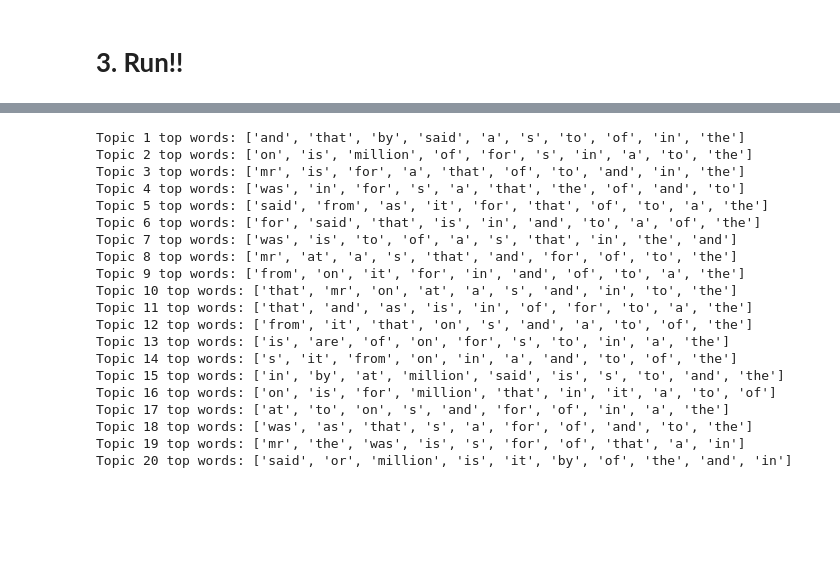
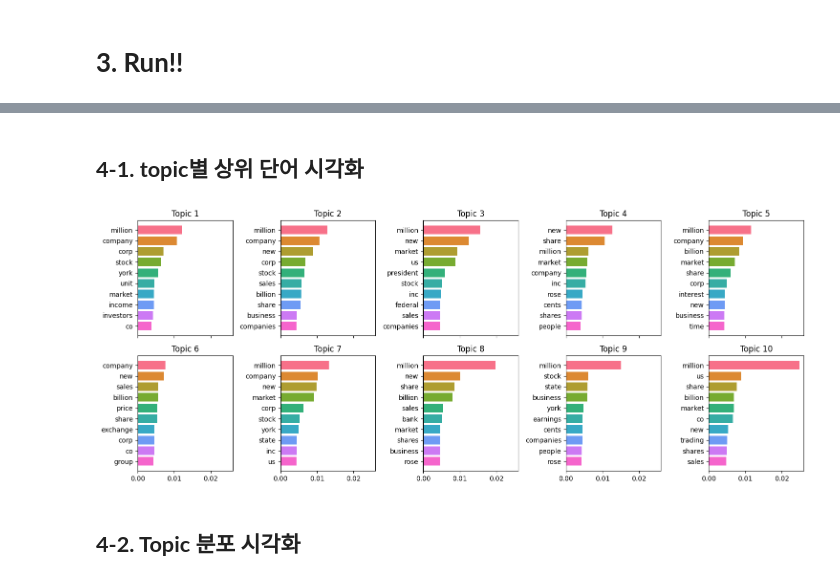
Before and after one commit to chasubeen/ML_lab, a Jupyter notebook: 2_Variational_Inference.ipynb, the cells around one changed output, grey strips where cells are left out. Saved outputs shown, nothing was run; the diff lists cells and outputs as text; code cells hidden in the pictures; blank space fills up the shorter version.

```diff
--- a/2_Variational_Inference.ipynb
+++ b/2_Variational_Inference.ipynb
@@ -390,27 +371,26 @@ Document 8935 topic distribution: [0.04999936 0.04999974 0.05000033 0.05000001 0
-# %%
-## analyze topic-word proportion
-
-for k, beta in enumerate(model.beta):
-  top_words = np.argsort(beta)[-10:]
-  print(f"Topic {k+1} top words: {[i_t_v[i] for i in top_words]}")
-# %% [output]
-Topic 1 top words: ['and', 'that', 'by', 'said', 'a', 's', 'to', 'of', 'in', 'the']
-Topic 2 top words: ['on', 'is', 'million', 'of', 'for', 's', 'in', 'a', 'to', 'the']
-Topic 3 top words: ['mr', 'is', 'for', 'a', 'that', 'of', 'to', 'and', 'in', 'the']
-Topic 4 top words: ['was', 'in', 'for', 's', 'a', 'that', 'the', 'of', 'and', 'to']
-Topic 5 top words: ['said', 'from', 'as', 'it', 'for', 'that', 'of', 'to', 'a', 'the']
-Topic 6 top words: ['for', 'said', 'that', 'is', 'in', 'and', 'to', 'a', 'of', 'the']
-Topic 7 top words: ['was', 'is', 'to', 'of', 'a', 's', 'that', 'in', 'the', 'and']
-Topic 8 top words: ['mr', 'at', 'a', 's', 'that', 'and', 'for', 'of', 'to', 'the']
-Topic 9 top words: ['from', 'on', 'it', 'for', 'in', 'and', 'of', 'to', 'a', 'the']
-Topic 10 top words: ['that', 'mr', 'on', 'at', 'a', 's', 'and', 'in', 'to', 'the']
-Topic 11 top words: ['that', 'and', 'as', 'is', 'in', 'of', 'for', 'to', 'a', 'the']
-Topic 12 top words: ['from', 'it', 'that', 'on', 's', 'and', 'a', 'to', 'of', 'the']
-Topic 13 top words: ['is', 'are', 'of', 'on', 'for', 's', 'to', 'in', 'a', 'the']
-Topic 14 top words: ['s', 'it', 'from', 'on', 'in', 'a', 'and', 'to', 'of', 'the']
-Topic 15 top words: ['in', 'by', 'at', 'million', 'said', 'is', 's', 'to', 'and', 'the']
-Topic 16 top words: ['on', 'is', 'for', 'million', 'that', 'in', 'it', 'a', 'to', 'of']
-Topic 17 top words: ['at', 'to', 'on', 's', 'and', 'for', 'of', 'in', 'a', 'the']
-Topic 18 top words: ['was', 'as', 'that', 's', 'a', 'for', 'of', 'and', 'to', 'the']
-Topic 19 top words: ['mr', 'the', 'was', 'is', 's', 'for', 'of', 'that', 'a', 'in']
-Topic 20 top words: ['said', 'or', 'million', 'is', 'it', 'by', 'of', 'the', 'and', 'in']
+# %% [markdown]
+## **4-1. topic별 상위 단어 시각화**
+# %%
+def plot_top_words(lda_model, index_to_vocab, top_n=10):
+  fig, axes = plt.subplots(2, 5, figsize=(15, 6), sharex=True)
+  axes = axes.flatten()
+  sns.set_palette("Set2", top_n)
+
+  for topic_idx in range(lda_model.num_topic):
+    top_word_indices = np.argsort(lda_model.beta[topic_idx])[-top_n:][::-1]
+    top_words = [index_to_vocab[i] for i in top_word_indices]
+    weights = lda_model.beta[topic_idx, top_word_indices]
+
+    ax = axes[topic_idx]
+    ax.barh(top_words, weights, color=sns.color_palette("husl", top_n))
+    ax.set_title(f'Topic {topic_idx + 1}')
+    ax.invert_yaxis()
+
+  plt.tight_layout()
+  plt.show()
+# %%
+plot_top_words(lda_vi, i_t_v, top_n=10)
+# %% [output]
+[figure, added]
+# %% [markdown]
+## **4-2. Topic 분포 시각화**
```
Also changed, not shown: parts of 20 cells of this notebook.
